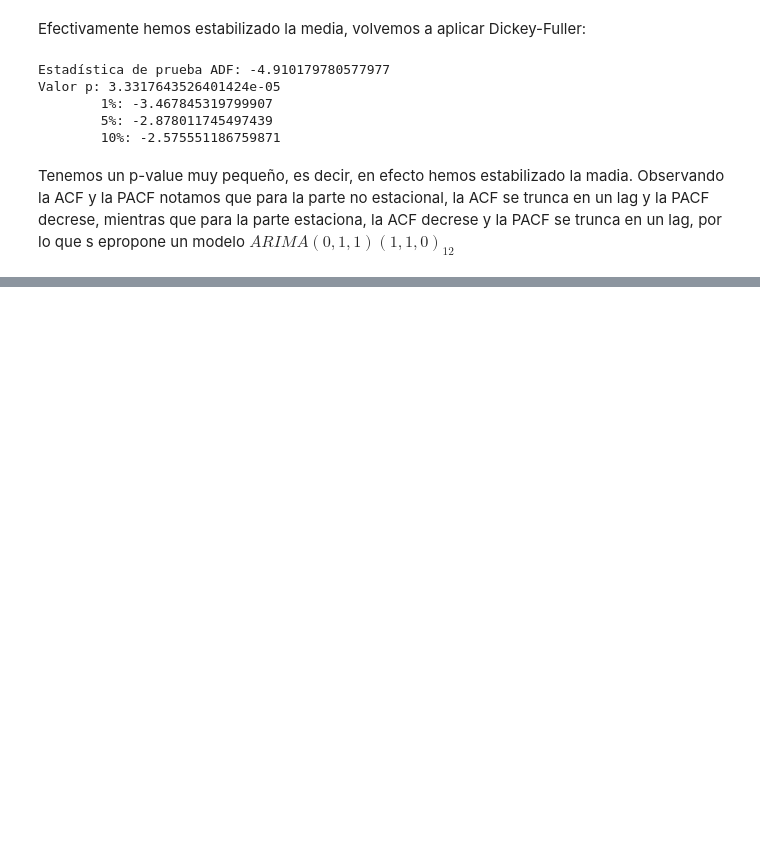
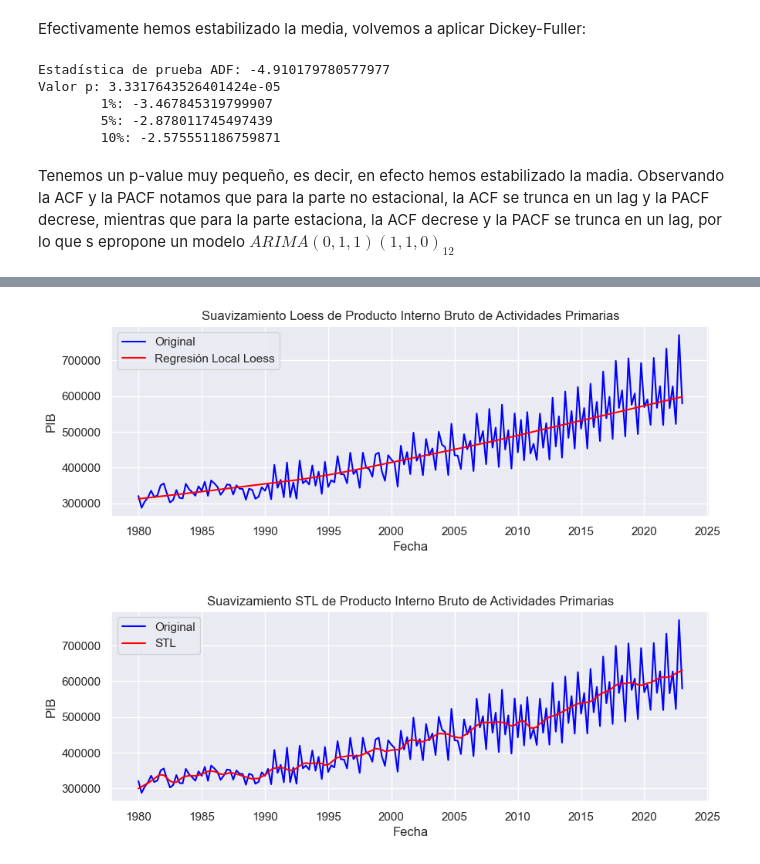
Before and after one commit to maferpy/unidad9, a Jupyter notebook: pronosticos.ipynb, the cells around one changed output, grey strips where cells are left out. Saved outputs shown, nothing was run; the diff lists cells and outputs as text; code cells hidden in the pictures; blank space fills up the shorter version.

```diff
--- a/pronosticos.ipynb
+++ b/pronosticos.ipynb
@@ -613,0 +722,16 @@ predicciones = resultado.predict(start=0, end=len(serie_temporal) + 5)  # Predic
+# %%
+def local_regression_loess(data, frac=0.6):
+    smoothed = lowess(data, range(len(data)), frac=frac)
+    return smoothed[:, 1]
+
+def stl_decomposition(data, period=12, seasonal=13):
+    stl = STL(data, seasonal=seasonal)
+    result = stl.fit()
+    seasonal_component = result.seasonal
+    trend_component = result.trend
+    residual_component = result.resid
+    return trend_component, seasonal_component, residual_component
+# %%
+df['PIB_smoothed'] = local_regression_loess(df['PIB'])
+trend, seasonal, residual = stl_decomposition(df['PIB'])
+df.head()
@@ -613,0 +746,24 @@ predicciones = resultado.predict(start=0, end=len(serie_temporal) + 5)  # Predic
+# %%
+plt.figure(figsize=(10, 8))
+
+plt.subplot(2,1,1)
+plt.title('Suavizamiento Loess de Producto Interno Bruto de Actividades Primarias')
+plt.plot(df['PIB'],color='blue',label='Original')
+plt.plot(df['PIB_smoothed'],color='red', label='Regresión Local Loess')
+plt.xlabel('Fecha')
+plt.ylabel('PIB')
+plt.legend()
+
+plt.subplot(2,1,2)
+plt.title('Suavizamiento STL de Producto Interno Bruto de Actividades Primarias')
+plt.plot(df['PIB'],color='blue',label='Original')
+plt.plot(trend,color='red', label='STL')
+plt.xlabel('Fecha')
+plt.ylabel('PIB')
+plt.subplots_adjust(hspace=0.5)
+plt.legend()
+
+
+plt.show()
+# %% [output]
+[figure, added]
```
Also changed, not shown: parts of 20 cells of this notebook.
